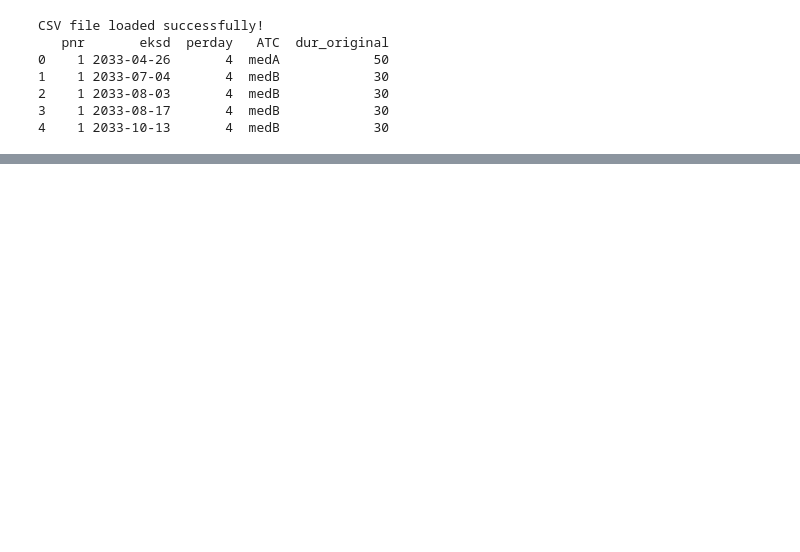
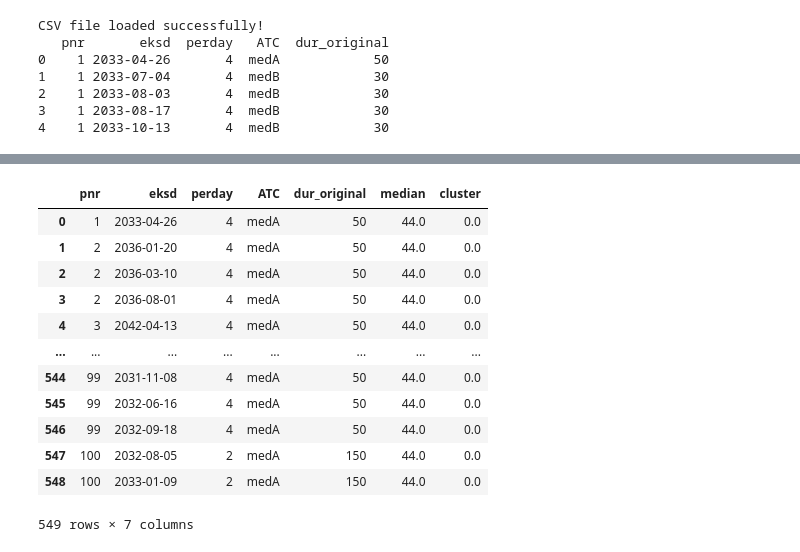
Before and after one commit to Whos-Andrei-Go/SEE, a Jupyter notebook: SEE.ipynb, the cells around one changed output, grey strips where cells are left out. Cells and saved outputs as stored; diff of their text form; code cells hidden in the pictures; blank space fills up the shorter version.

```diff
--- a/SEE.ipynb
+++ b/SEE.ipynb
@@ -158,33 +52,0 @@ def see(arg1):
-# %%
-def see_dbscan(arg1):
-    # Preprocessing and filtering similar to the original function
-    c09ca01 = example_pats[example_pats['ATC'] == arg1].copy()
-    drug_see_p1 = c09ca01.sort_values(by=['pnr', 'eksd']).copy()
-    drug_see_p1['prev_eksd'] = drug_see_p1.groupby('pnr')['eksd'].shift(1)
-    drug_see_p1 = drug_see_p1.dropna(subset=['prev_eksd'])
-
-    # Compute event interval
-    drug_see_p1['event_interval'] = (drug_see_p1['eksd'] - drug_see_p1['prev_eksd']).dt.days.astype(int)
-
-    # Normalize data before clustering
-    X = drug_see_p1[['event_interval']]
-    X_scaled = StandardScaler().fit_transform(X)
-
-    # Apply DBSCAN clustering
-    dbscan = DBSCAN(eps=0.5, min_samples=5)  # Adjust parameters as needed
-    drug_see_p1['cluster'] = dbscan.fit_predict(X_scaled)
-
-    # Compute cluster statistics
-    cluster_stats = drug_see_p1.groupby('cluster')['event_interval'].agg(['min', 'max', 'median'])
-    print("DBSCAN Cluster Statistics:\n", cluster_stats)
-
-    # Visualizing Clusters
-    plt.figure(figsize=(10, 6))
-    plt.scatter(drug_see_p1['event_interval'], drug_see_p1['cluster'], c=drug_see_p1['cluster'], cmap='viridis', alpha=0.6)
-    plt.xlabel('Event Interval (days)')
-    plt.ylabel('Cluster')
-    plt.title('DBSCAN Clustering of Event Intervals')
-    plt.colorbar(label='Cluster ID')
-    plt.show()
-
-    return drug_see_p1
@@ -248,0 +344,17 @@ cluster
+# %%
+med_a_DB = see_dbscan("medA")
+med_a_DB
+# %% [output]
+|  | pnr | eksd | perday | ATC | dur_original | median | cluster |
+| 0 | 1 | 2033-04-26 | 4 | medA | 50 | 44.0 | 0.0 |
+| 1 | 2 | 2036-01-20 | 4 | medA | 50 | 44.0 | 0.0 |
+| 2 | 2 | 2036-03-10 | 4 | medA | 50 | 44.0 | 0.0 |
+| 3 | 2 | 2036-08-01 | 4 | medA | 50 | 44.0 | 0.0 |
+| 4 | 3 | 2042-04-13 | 4 | medA | 50 | 44.0 | 0.0 |
+| ... | ... | ... | ... | ... | ... | ... | ... |
+| 544 | 99 | 2031-11-08 | 4 | medA | 50 | 44.0 | 0.0 |
+| 545 | 99 | 2032-06-16 | 4 | medA | 50 | 44.0 | 0.0 |
+| 546 | 99 | 2032-09-18 | 4 | medA | 50 | 44.0 | 0.0 |
+| 547 | 100 | 2032-08-05 | 2 | medA | 150 | 44.0 | 0.0 |
+| 548 | 100 | 2033-01-09 | 2 | medA | 150 | 44.0 | 0.0 |
+549 rows × 7 columns
```
Also changed, not shown: parts of 26 cells of this notebook.
